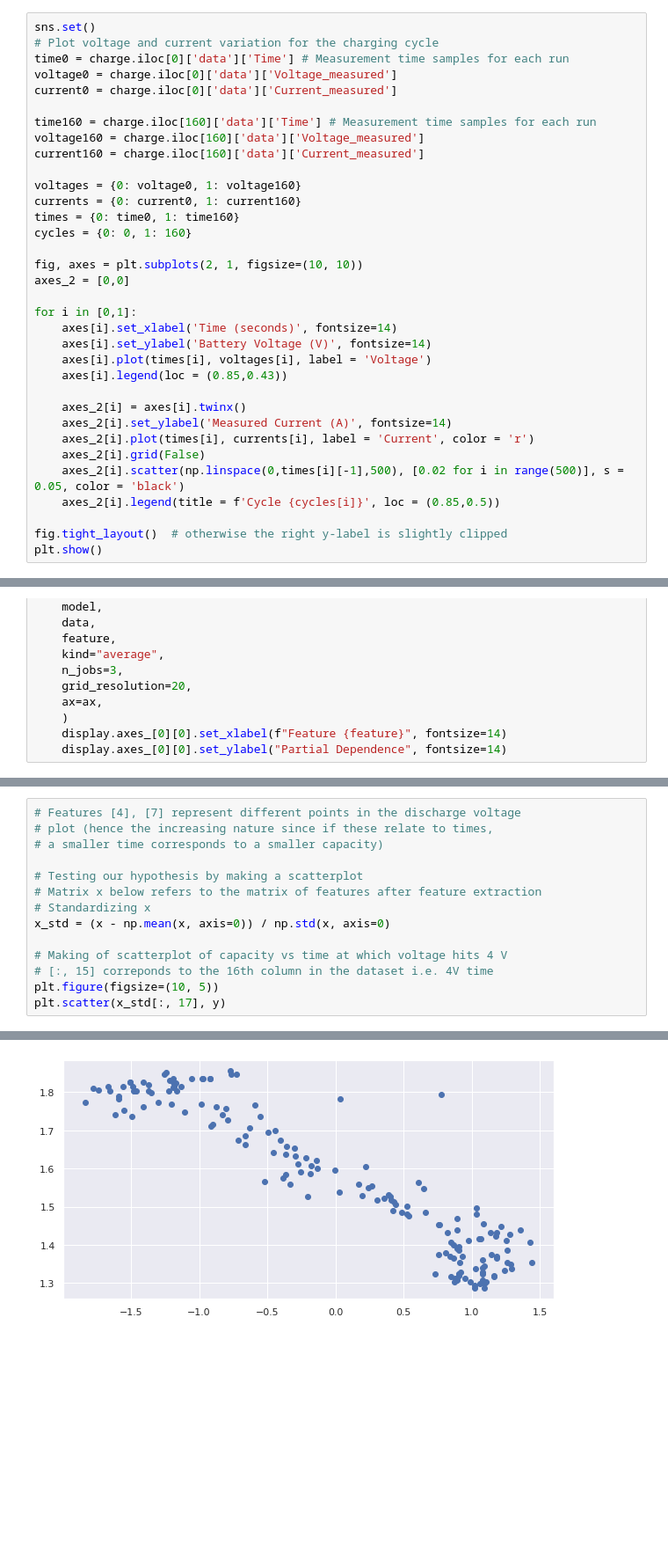
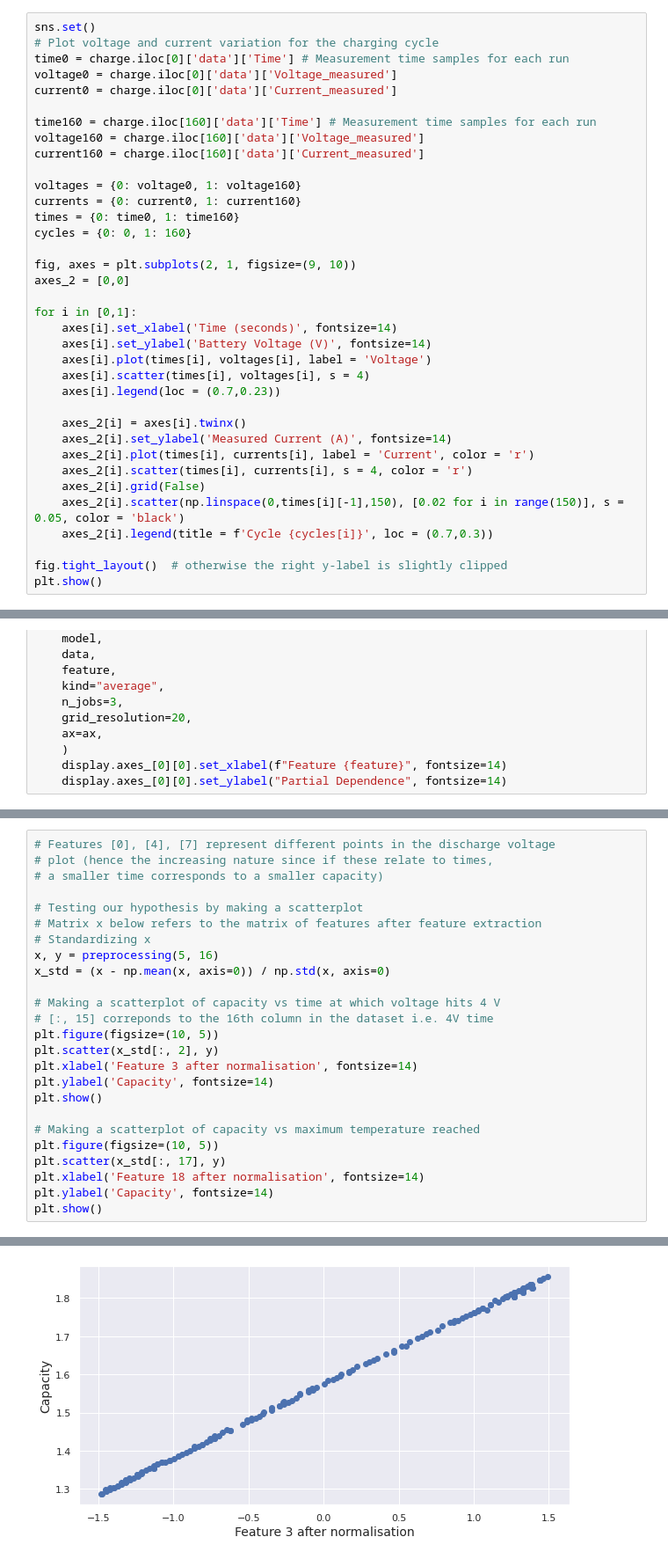
Before and after one commit to aweditya/ev-battery-degradation, a Jupyter notebook: src/Predicting RUL of EV Batteries.ipynb, the cells around one changed output, grey strips where cells are left out. Shown at 88% size. Saved outputs shown, nothing was run; the diff lists cells and outputs as text; blank space fills up the shorter version.

```diff
--- a/src/Predicting RUL of EV Batteries.ipynb
+++ b/src/Predicting RUL of EV Batteries.ipynb
@@ -254,21 +283,23 @@ currents = {0: current0, 1: current160}
 times = {0: time0, 1: time160}
 cycles = {0: 0, 1: 160}
 
-fig, axes = plt.subplots(2, 1, figsize=(10, 10))
+fig, axes = plt.subplots(2, 1, figsize=(9, 10))
 axes_2 = [0,0]
 
 for i in [0,1]:
     axes[i].set_xlabel('Time (seconds)', fontsize=14)
     axes[i].set_ylabel('Battery Voltage (V)', fontsize=14)
     axes[i].plot(times[i], voltages[i], label = 'Voltage')
-    axes[i].legend(loc = (0.85,0.43))
+    axes[i].scatter(times[i], voltages[i], s = 4)
+    axes[i].legend(loc = (0.7,0.23))
 
     axes_2[i] = axes[i].twinx()
     axes_2[i].set_ylabel('Measured Current (A)', fontsize=14)
     axes_2[i].plot(times[i], currents[i], label = 'Current', color = 'r')
+    axes_2[i].scatter(times[i], currents[i], s = 4, color = 'r')
     axes_2[i].grid(False)
-    axes_2[i].scatter(np.linspace(0,times[i][-1],500), [0.02 for i in range(500)], s = 0.05, color = 'black')
-    axes_2[i].legend(title = f'Cycle {cycles[i]}', loc = (0.85,0.5))
+    axes_2[i].scatter(np.linspace(0,times[i][-1],150), [0.02 for i in range(150)], s = 0.05, color = 'black')
+    axes_2[i].legend(title = f'Cycle {cycles[i]}', loc = (0.7,0.3))
 
 fig.tight_layout()  # otherwise the right y-label is slightly clipped
 plt.show()
@@ -1609,15 +1670,26 @@ Since we carried out PCA, model explainability is bit a complicated. However, we
 # %%
-# Features [4], [7] represent different points in the discharge voltage
+# Features [0], [4], [7] represent different points in the discharge voltage
 # plot (hence the increasing nature since if these relate to times,
 # a smaller time corresponds to a smaller capacity)
 
 # Testing our hypothesis by making a scatterplot
 # Matrix x below refers to the matrix of features after feature extraction
 # Standardizing x
+x, y = preprocessing(5, 16)
 x_std = (x - np.mean(x, axis=0)) / np.std(x, axis=0)
 
-# Making of scatterplot of capacity vs time at which voltage hits 4 V
+# Making a scatterplot of capacity vs time at which voltage hits 4 V
 # [:, 15] correponds to the 16th column in the dataset i.e. 4V time
 plt.figure(figsize=(10, 5))
+plt.scatter(x_std[:, 2], y)
+plt.xlabel('Feature 3 after normalisation', fontsize=14)
+plt.ylabel('Capacity', fontsize=14)
+plt.show()
+
+# Making a scatterplot of capacity vs maximum temperature reached
+plt.figure(figsize=(10, 5))
 plt.scatter(x_std[:, 17], y)
+plt.xlabel('Feature 18 after normalisation', fontsize=14)
+plt.ylabel('Capacity', fontsize=14)
+plt.show()
 # %% [output]
@@ -1625 +1696 @@ plt.scatter(x_std[:, 17], y)
-[figure, old version]
+[figure, new version]
```
Also changed, not shown: parts of 21 cells of this notebook.
